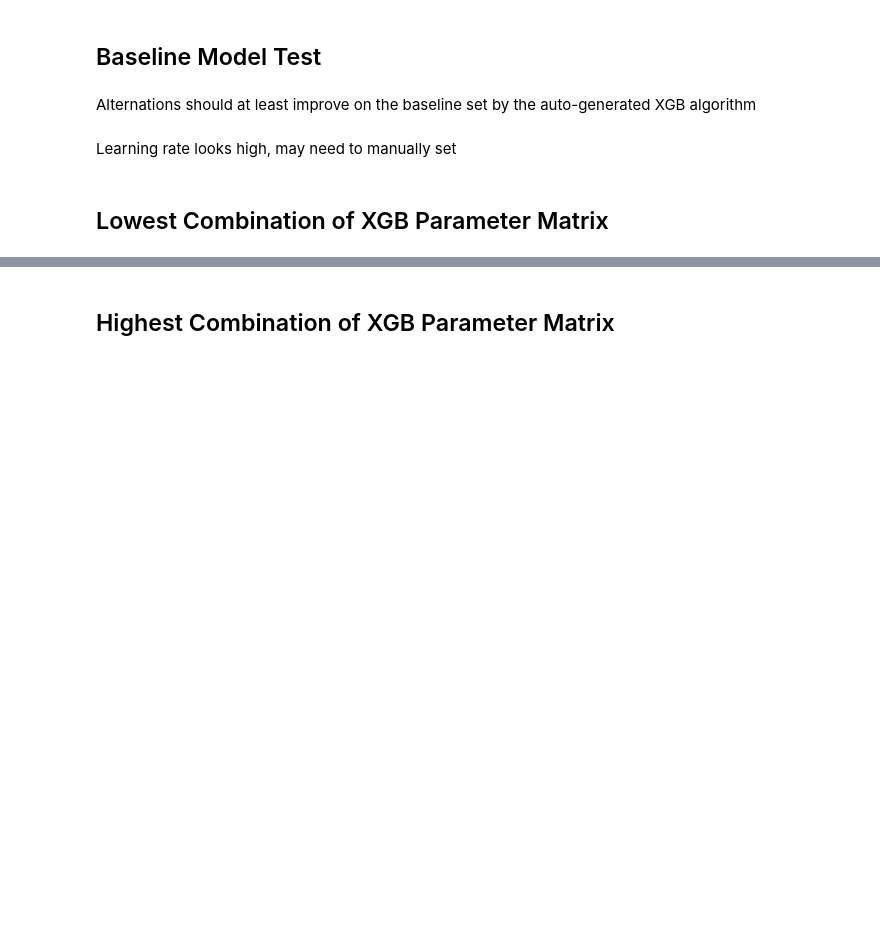
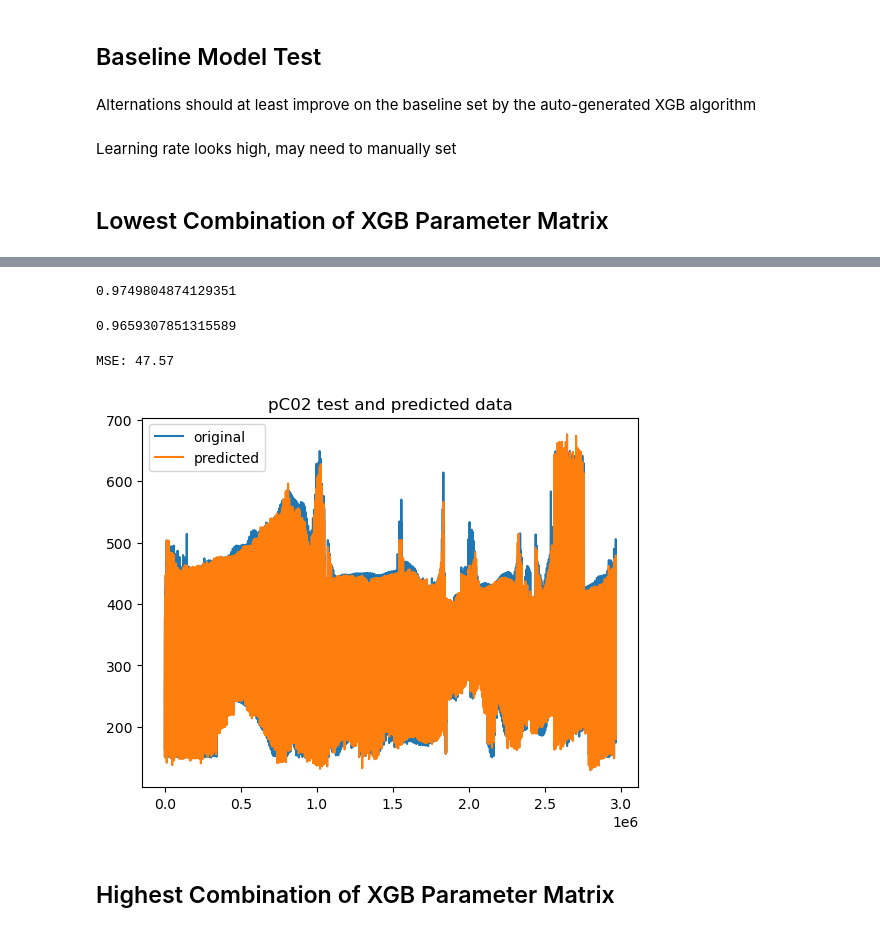
Before and after one commit to juliasimpson97/MLEE-final-project, a Jupyter notebook: models/XGB_global.ipynb, the cells around one changed output, grey strips where cells are left out. Cells and saved outputs as stored; diff of their text form; code cells hidden in the pictures; blank space fills up the shorter version.

Commit message:
ran baseline low and high global XGB

```diff
--- a/models/XGB_global.ipynb
+++ b/models/XGB_global.ipynb
@@ -260,0 +174,2 @@ model_test = load_model(os.path.join(global_model_path,'XGB_prelim_test.json'))
+# %%
+baseline_load_test = joblib.load(os.path.join(global_model_path,'XGB_prelim_baseline.h5'))
@@ -268,17 +185,27 @@ KeyboardInterrupt:
+# %%
+model_low = joblib.load(os.path.join(global_model_path,'XGB_prelim_lowest_param.h5'))
 # %%
-train_score_low = model_low.score(X_train_df_norm, y_train_df_norm)
+train_score_low = model_low.score(X_train_df, y_train_df)
 train_score_low
+# %% [output]
+0.9749804874129351
 # %%
-test_score_low = model_low.score(X_test_df_norm, y_test_df_norm)
+test_score_low = model_low.score(X_test_df, y_test_df)
 test_score_low
+# %% [output]
+0.9659307851315589
 # %%
-y_pred_low = model_low.predict(X_test_df_norm)
-mse = mean_squared_error(y_test_df_norm, y_pred_low)
+y_pred_low = model_low.predict(X_test_df)
+mse = mean_squared_error(y_test_df, y_pred_low)
 print("MSE: %.2f" % mse)
+# %% [output]
+MSE: 47.57
 # %%
 x_ax = range(len(y_test_df))
-plt.plot(x_ax, y_test_df_norm, label="original")
+plt.plot(x_ax, y_test_df, label="original")
 plt.plot(x_ax, y_pred_low, label="predicted")
 plt.title("pC02 test and predicted data")
 plt.legend()
 plt.show()
+# %% [output]
+[figure, added]
```
Also changed, not shown: parts of 31 cells of this notebook.
